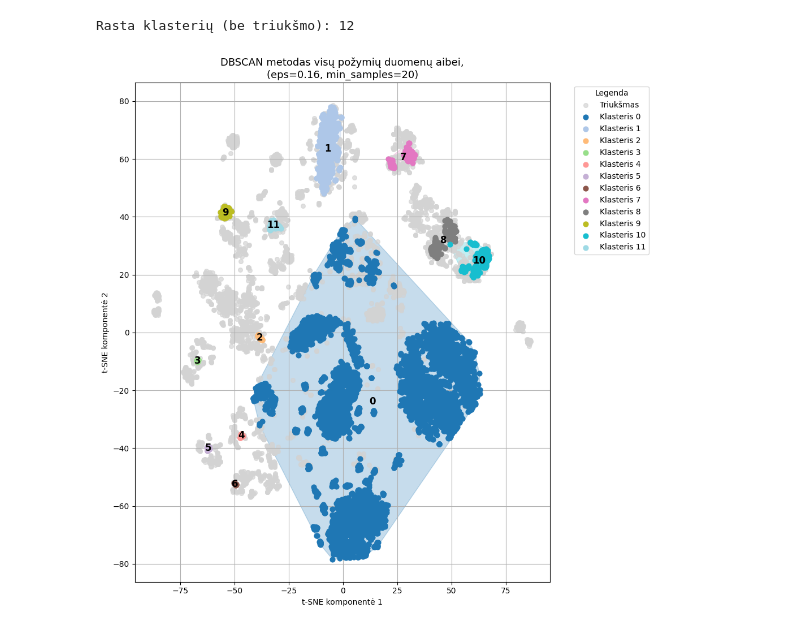
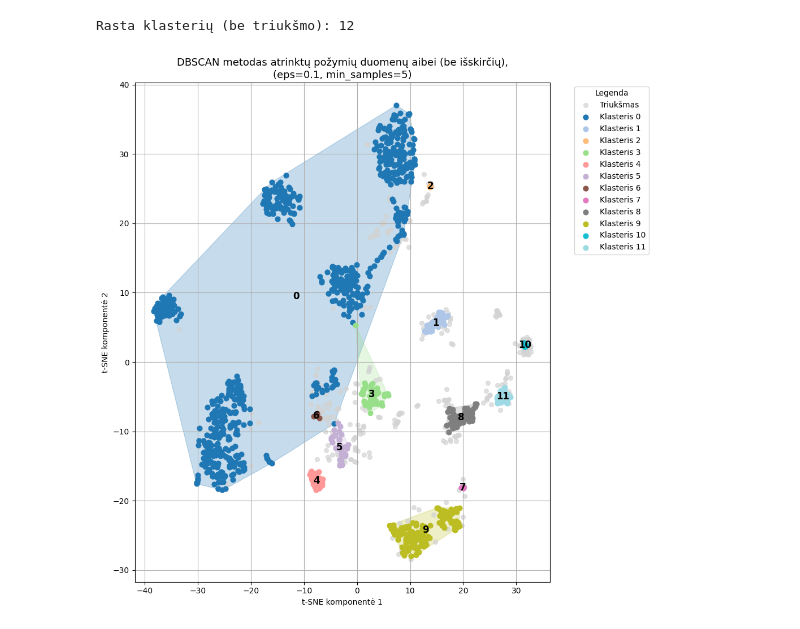
Before and after one commit to LivetaK/duomenu_tyryba_ir_masininis_mokymasis, a Jupyter notebook: 3_lab/dbscan.ipynb, the cells around one changed output. Drawn from its saved outputs; the diff is of its cells as text; code cells hidden in the pictures.

Commit message:
-dbscan

```diff
--- a/3_lab/dbscan.ipynb
+++ b/3_lab/dbscan.ipynb
@@ -6,7 +6,7 @@ from matplotlib.colors import ListedColormap
 from sklearn.manifold import TSNE
 import numpy as np
 # %%
-file = "norm_full.csv"
+file = "norm_6_no_outliers.csv"
 # %%
 df = pd.read_csv(file)
 labels = df.columns.to_list()
@@ -17,16 +17,16 @@ else:
 # %%
 if file == "dvi_dim_lbl.csv":
    X_tsne = np.array(X)
-elif file == "norm_full.csv":
+elif file == "norm_full_no_outliers.csv":
    perp = 50
    learn_r = 200
    early_ex = 24
-elif file == "norm_6.csv":
+elif file == "norm_6_no_outliers.csv":
    perp = 50
    learn_r = 50
    early_ex = 12
 # %%
-dbscan = DBSCAN(eps=0.16, min_samples=20, metric="euclidean")
+dbscan = DBSCAN(eps=0.1, min_samples=5, metric="euclidean")
 labels = dbscan.fit_predict(X)
 
 n_clusters = len(set(labels)) - (1 if -1 in labels else 0)
@@ -85,35 +85,35 @@ for lab in cluster_ids:
         cluster_points[:, 1],
         s=40,
         color=color,
         label=f"Klasteris {lab}",
         zorder=2
     )
 
     if cluster_points.shape[0] >= 3:
         hull = ConvexHull(cluster_points)
         hull_pts = cluster_points[hull.vertices]
         plt.fill(
             hull_pts[:, 0], hull_pts[:, 1],
             alpha=0.25,
             color=color,
             zorder=0
         )
         centroid = cluster_points.mean(axis=0)
         plt.text(
             centroid[0], centroid[1], str(lab),
             fontsize=12, fontweight="bold",
             ha="center", va="center", color="black"
         )
 
-plt.title("DBSCAN metodas visų požymių duomenų aibei,\n(eps=0.16, min_samples=20)", fontsize=13)
+plt.title("DBSCAN metodas atrinktų požymių duomenų aibei (be išskirčių),\n(eps=0.1, min_samples=5)", fontsize=13)
 plt.xlabel("t-SNE komponentė 1")
 plt.ylabel("t-SNE komponentė 2")
 plt.legend(bbox_to_anchor=(1.05, 1), loc="upper left", title="Legenda")
 plt.grid(True)
 plt.tight_layout()
 plt.show()
 # %% [output]
-[figure, old version]
+[figure, new version]
 # %%
 # %% ---- Klasių pasiskirstymas klasteriuose (su metrika)
 import pandas as pd
```
Also changed, not shown: parts of 2 cells of this notebook.
